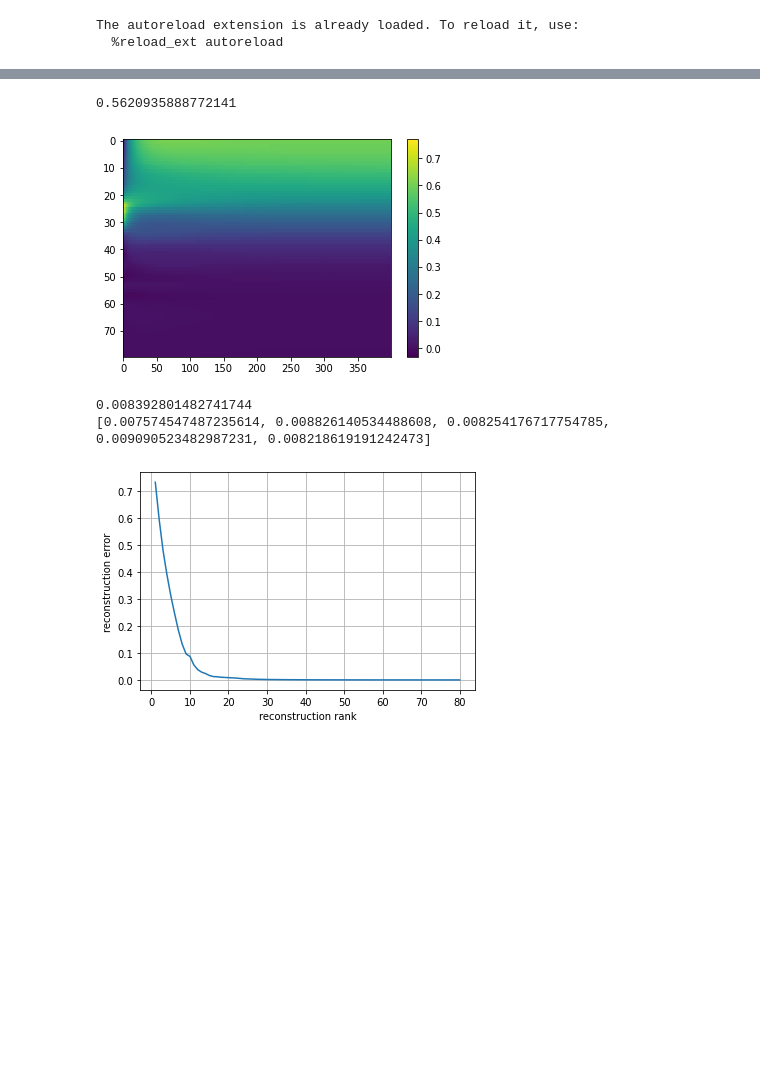
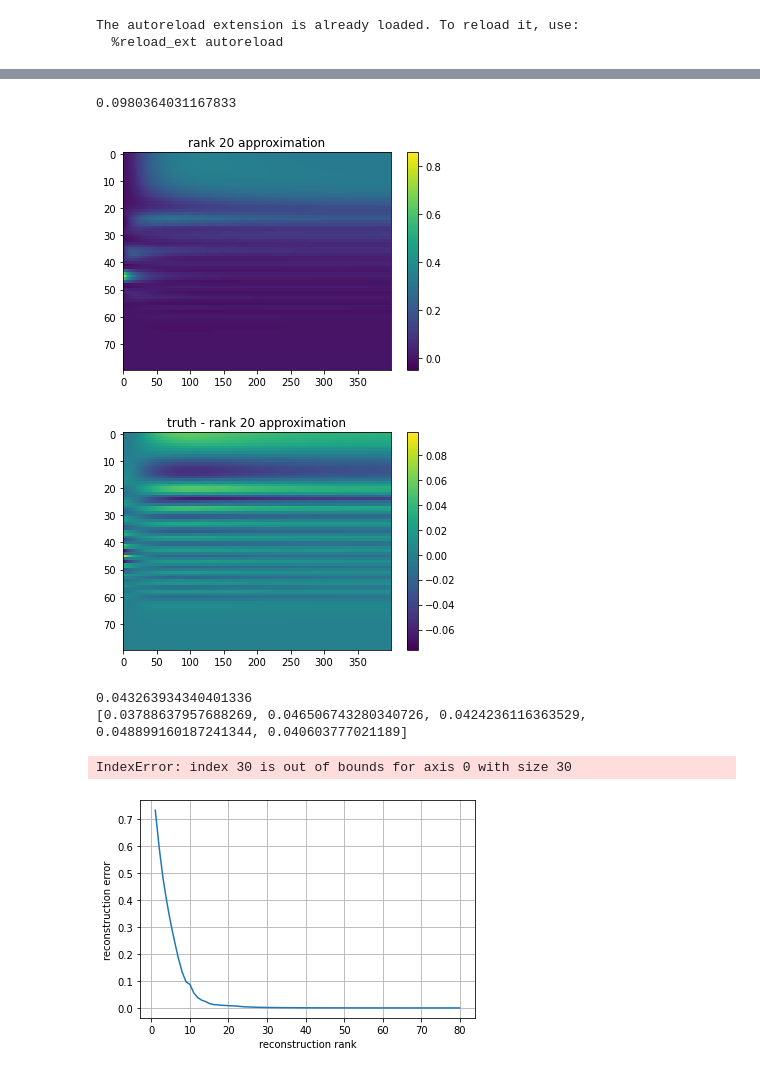
Before and after one commit to stmeinecke/derrom, a Jupyter notebook: ELPH-ML_SVD_truncation_error.ipynb, the cells around one changed output, grey strips where cells are left out. Cells and saved outputs as stored; diff of their text form; code cells hidden in the pictures; blank space fills up the shorter version.

```diff
--- a/ELPH-ML_SVD_truncation_error.ipynb
+++ b/ELPH-ML_SVD_truncation_error.ipynb
@@ -14,6 +14,12 @@ The autoreload extension is already loaded. To reload it, use:
   %reload_ext autoreload
 # %%
 runs = ELPH_utils.load_runs()
+
+runs_w002 = ELPH_utils.load_runs(filename='../runs_w0.02.npz')
+runs_w003 = ELPH_utils.load_runs(filename='../runs_w0.03.npz')
+runs_w01 = ELPH_utils.load_runs(filename='../runs_w0.1.npz')
+
+runs = runs[:] + runs_w002[:] + runs_w003 + runs_w01
 
 n_runs = len(runs)
 n_kmax = runs[0].shape[0]
@@ -35,30 +68,50 @@ runs[0] shape:  (80, 400)
 # %%
 from ELPH_SVDAPPRX import SVDAPPRX
 
-model = SVDAPPRX(runs)
-model.train()
 
-recon = model.approx_single_run(runs[7], rdim = 10)
+train_runs = runs[::1]
+test_run = train_runs.pop(150).copy()
 
-print(model.get_error(runs[7], rdim=10))
+
+model = SVDAPPRX(train_runs)
+
+wcols = 0.0 + 100*np.exp(-90.*np.linspace(0,1,nCols))
+
+model.train(wcols=wcols)
+
+
+rdim = 20
+recon = model.approx_single_run(test_run, rdim=rdim)
+print(model.get_error(test_run, recon, norm='max'))
 
 plt.imshow(recon, aspect='auto', interpolation='none')
 plt.colorbar()
+plt.title('rank ' + str(rdim) + ' approximation')
 plt.show()
+
+plt.imshow(test_run - recon, aspect='auto', interpolation='none')
+plt.colorbar()
+plt.title('truth - rank ' + str(rdim) + ' approximation')
+plt.show()
 # %% [output]
-0.5620935888772141
+0.0980364031167833
-[figure, old version]
+[figure, new version]
+[figure, added]
 # %%
-m,s = ELPH_utils.get_KFold_CV_scores(model, runs, folds=5, seed=817, train_kwargs={'rdim':20}, score_kwargs={'norm':'max'})
+wcols = 1.0 + 10*np.exp(-10.*np.linspace(0,1,nCols))
+
+m,s = ELPH_utils.get_KFold_CV_scores(model, runs, folds=5, seed=817, train_kwargs={'rdim':20, 'wcols':wcols}, score_kwargs={'norm':'max'})
 print(m)
 print(s)
 # %% [output]
-0.008392801482741744
-[0.007574547487235614, 0.008826140534488608, 0.008254176717754785, 0.009090523482987231, 0.008218619191242473]
+0.043263934340401336
+[0.03788637957688269, 0.046506743280340726, 0.0424236116363529, 0.048899160187241344, 0.040603777021189]
 # %%
-SVD_approx_err = np.zeros(n_kmax)
+SVD_approx_err = np.zeros(30)
 for rdim in range(n_kmax):
     SVD_approx_err[rdim] = ELPH_utils.get_KFold_CV_scores(model, runs, folds=5, seed=817, train_kwargs={'rdim':rdim+1}, score_kwargs={'norm':'max'})[0]
+# %% [output]
+IndexError: index 30 is out of bounds for axis 0 with size 30
 # %%
 plt.grid()
 plt.plot(np.arange(1,n_kmax+1),SVD_approx_err)
```
Also changed, not shown: parts of 3 cells of this notebook, 3 other files.
